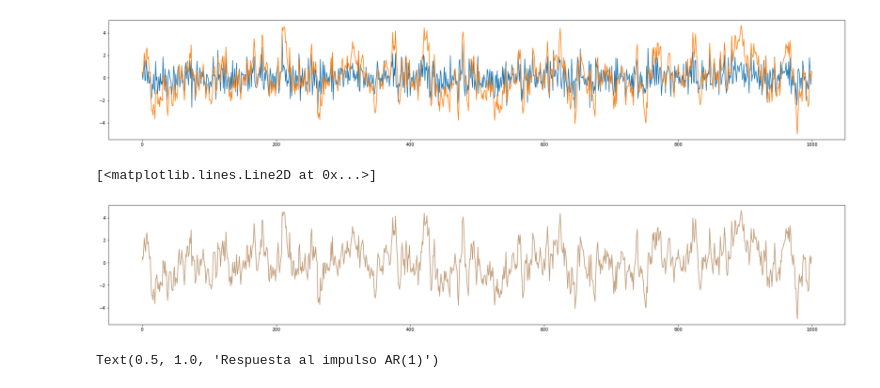
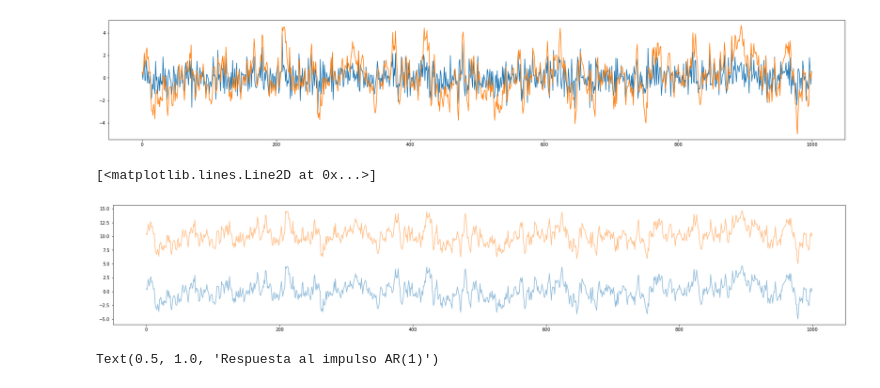
Before and after one commit to facu-s/12-RNN, a Jupyter notebook: 100_MA_AR_Example.ipynb, the cells around one changed output. Cells and saved outputs as stored; diff of their text form; code cells hidden in the pictures.

```diff
--- a/100_MA_AR_Example.ipynb
+++ b/100_MA_AR_Example.ipynb
@@ -84,10 +93,10 @@ plt.plot(y_AR1)
 # %%
 plt.figure(figsize=(30, 5))
 plt.plot(y_AR1, alpha=0.5)
-plt.plot(y_MA, alpha=0.5)
+plt.plot(y_MA + 10, alpha=0.5)
 # %% [output]
 [<matplotlib.lines.Line2D at 0x...>]
-[figure, old version]
+[figure, new version]
 # %%
 impulse = np.zeros(20)
 impulse[0] = 1
```
Also changed, not shown: parts of 26 cells of this notebook, 5 other files.
